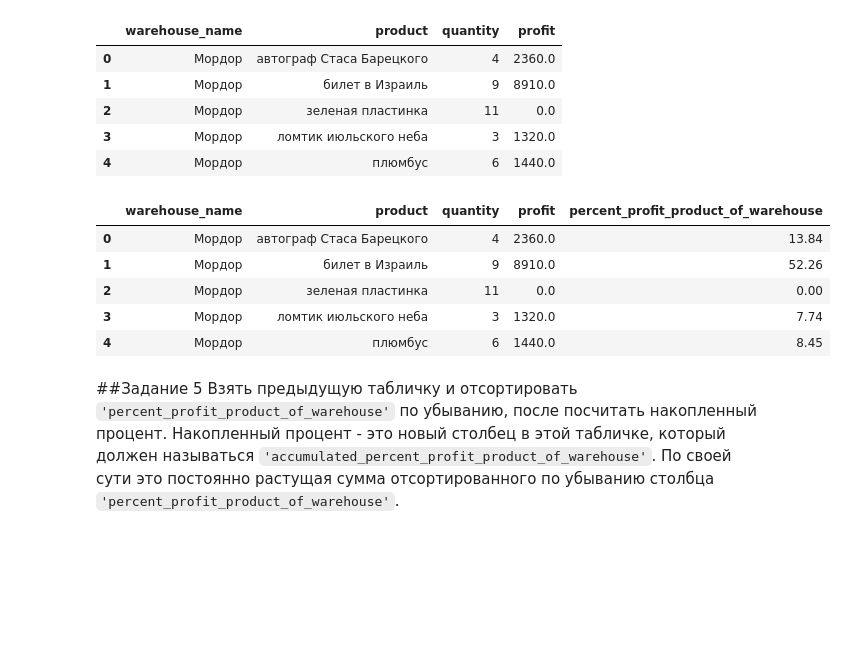
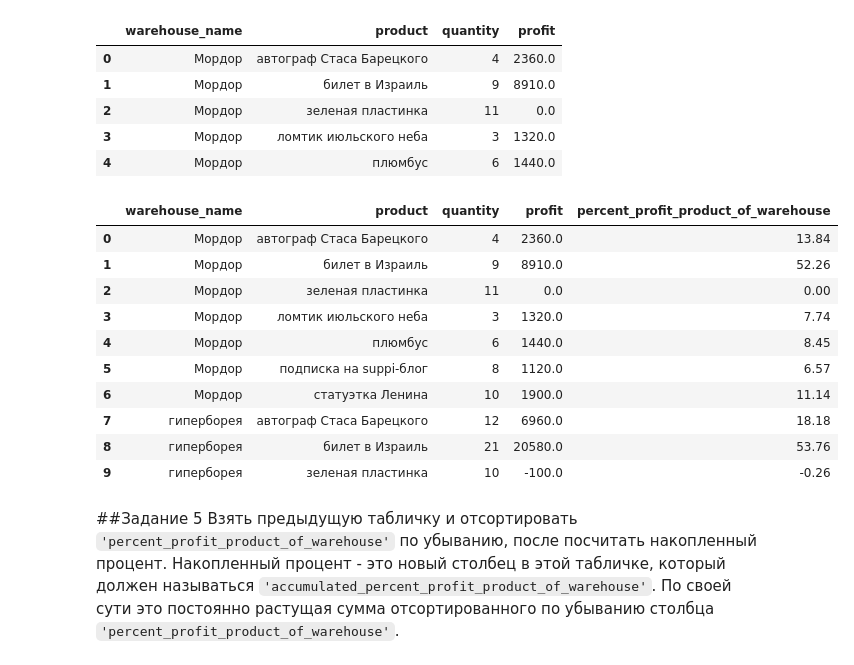
Before and after one commit to julianzim/suppi_trial_task, a Jupyter notebook: suppi_trial_task.ipynb, the cells around one changed output. Drawn from its saved outputs; the diff is of its cells as text; code cells hidden in the pictures; blank space fills up the shorter version.

```diff
--- a/suppi_trial_task.ipynb
+++ b/suppi_trial_task.ipynb
@@ -168,14 +168,19 @@ def percent_profit(df):
 # %%
 percents = warehouse_product_profit.groupby(['warehouse_name']).apply(percent_profit).reset_index()['profit']
 warehouse_product_profit['percent_profit_product_of_warehouse'] = percents
-warehouse_product_profit.head()
+warehouse_product_profit.head(10)
 # %% [output]
 |  | warehouse_name | product | quantity | profit | percent_profit_product_of_warehouse |
 | 0 | Мордор | автограф Стаса Барецкого | 4 | 2360.0 | 13.84 |
 | 1 | Мордор | билет в Израиль | 9 | 8910.0 | 52.26 |
 | 2 | Мордор | зеленая пластинка | 11 | 0.0 | 0.00 |
 | 3 | Мордор | ломтик июльского неба | 3 | 1320.0 | 7.74 |
 | 4 | Мордор | плюмбус | 6 | 1440.0 | 8.45 |
+| 5 | Мордор | подписка на suppi-блог | 8 | 1120.0 | 6.57 |
+| 6 | Мордор | статуэтка Ленина | 10 | 1900.0 | 11.14 |
+| 7 | гиперборея | автограф Стаса Барецкого | 12 | 6960.0 | 18.18 |
+| 8 | гиперборея | билет в Израиль | 21 | 20580.0 | 53.76 |
+| 9 | гиперборея | зеленая пластинка | 10 | -100.0 | -0.26 |
 # %% [markdown]
 ##Задание 5
 Взять предыдущую табличку и отсортировать `'percent_profit_product_of_warehouse'` по убыванию, после посчитать накопленный процент. Накопленный процент - это новый столбец в этой табличке, который должен называться `'accumulated_percent_profit_product_of_warehouse'`. По своей сути это постоянно растущая сумма отсортированного по убыванию столбца `'percent_profit_product_of_warehouse'`.
```
Also changed, not shown: parts of 3 cells of this notebook.
